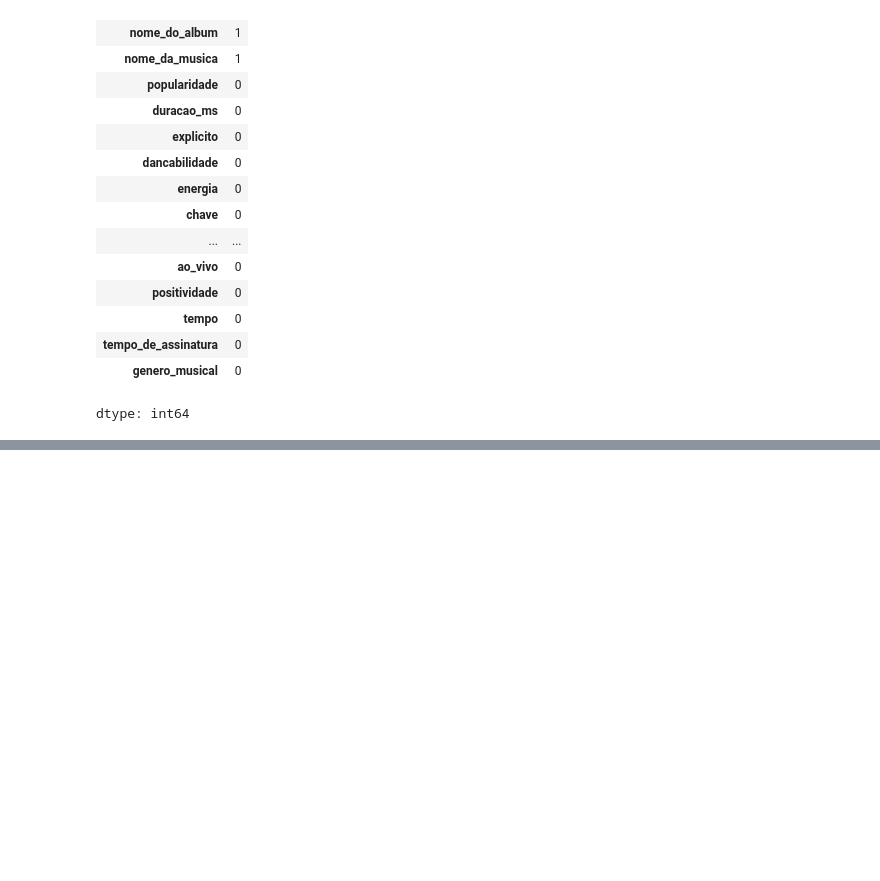
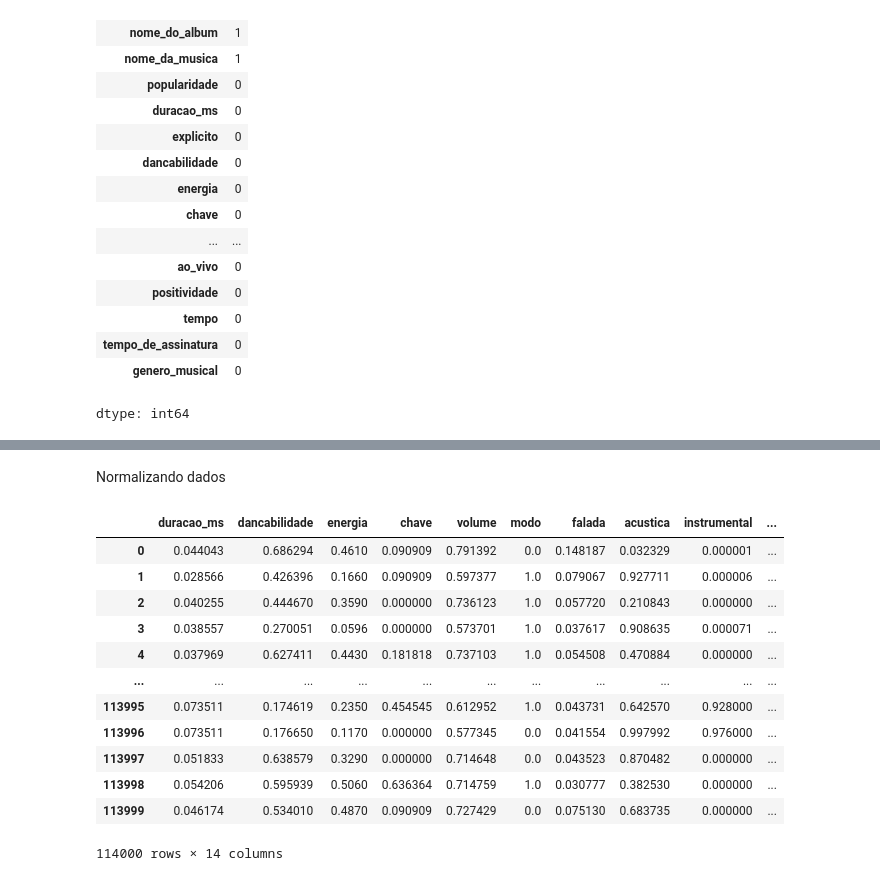
Before and after one commit to AleixoCodes/Machine-Learning-com-dados-do-Spotify, a Jupyter notebook: Analise_dos_dados_com_ML.ipynb, the cells around one changed output, grey strips where cells are left out. Cells and saved outputs as stored; diff of their text form; code cells hidden in the pictures; blank space fills up the shorter version.

```diff
--- a/Analise_dos_dados_com_ML.ipynb
+++ b/Analise_dos_dados_com_ML.ipynb
@@ -137,0 +232,20 @@ ranking_popularidade.head(7)
+# %% [markdown]
+Normalizando dados
+# %%
+dadosNormalizados = dados_quantitativos.copy()
+dadosNormalizados = (dadosNormalizados - dadosNormalizados.min()) / (dadosNormalizados.max() - dadosNormalizados.min())
+dadosNormalizados
+# %% [output]
+|  | duracao_ms | dancabilidade | energia | chave | volume | modo | falada | acustica | instrumental | ... |
+| 0 | 0.044043 | 0.686294 | 0.4610 | 0.090909 | 0.791392 | 0.0 | 0.148187 | 0.032329 | 0.000001 | ... |
+| 1 | 0.028566 | 0.426396 | 0.1660 | 0.090909 | 0.597377 | 1.0 | 0.079067 | 0.927711 | 0.000006 | ... |
+| 2 | 0.040255 | 0.444670 | 0.3590 | 0.000000 | 0.736123 | 1.0 | 0.057720 | 0.210843 | 0.000000 | ... |
+| 3 | 0.038557 | 0.270051 | 0.0596 | 0.000000 | 0.573701 | 1.0 | 0.037617 | 0.908635 | 0.000071 | ... |
+| 4 | 0.037969 | 0.627411 | 0.4430 | 0.181818 | 0.737103 | 1.0 | 0.054508 | 0.470884 | 0.000000 | ... |
+| ... | ... | ... | ... | ... | ... | ... | ... | ... | ... | ... |
+| 113995 | 0.073511 | 0.174619 | 0.2350 | 0.454545 | 0.612952 | 1.0 | 0.043731 | 0.642570 | 0.928000 | ... |
+| 113996 | 0.073511 | 0.176650 | 0.1170 | 0.000000 | 0.577345 | 0.0 | 0.041554 | 0.997992 | 0.976000 | ... |
+| 113997 | 0.051833 | 0.638579 | 0.3290 | 0.000000 | 0.714648 | 0.0 | 0.043523 | 0.870482 | 0.000000 | ... |
+| 113998 | 0.054206 | 0.595939 | 0.5060 | 0.636364 | 0.714759 | 1.0 | 0.030777 | 0.382530 | 0.000000 | ... |
+| 113999 | 0.046174 | 0.534010 | 0.4870 | 0.090909 | 0.727429 | 0.0 | 0.075130 | 0.683735 | 0.000000 | ... |
+114000 rows × 14 columns
```
Also changed, not shown: parts of 10 cells of this notebook.
